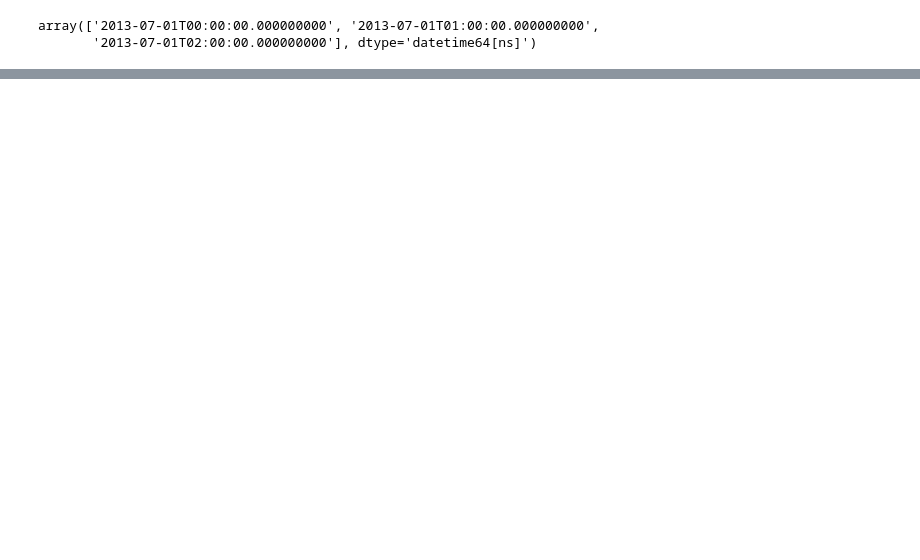
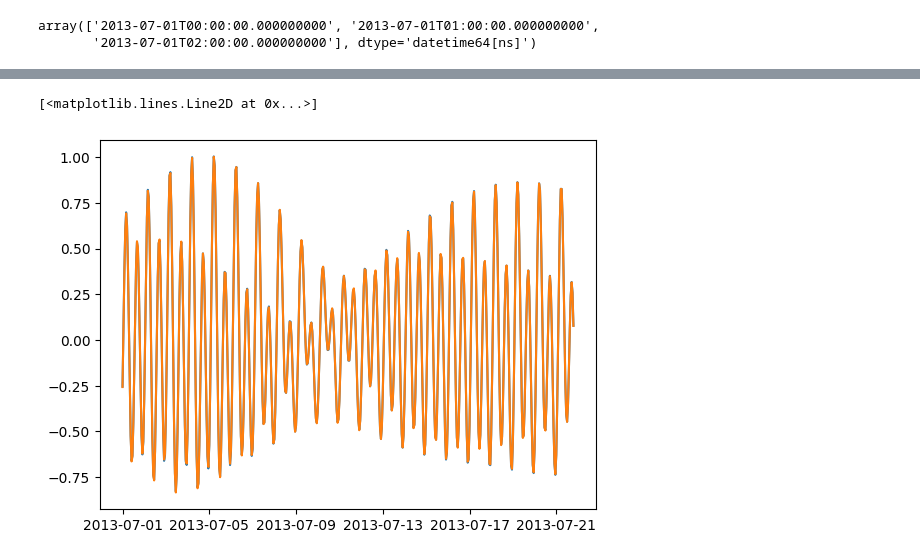
Before and after one commit to williamedge/iwatlas, a Jupyter notebook: sandpit/test_pyTMD_fits.ipynb, the cells around one changed output, grey strips where cells are left out. Cells and saved outputs as stored; diff of their text form; code cells hidden in the pictures; blank space fills up the shorter version.

```diff
--- a/sandpit/test_pyTMD_fits.ipynb
+++ b/sandpit/test_pyTMD_fits.ipynb
@@ -324,0 +263,8 @@ constituents_lower
+# %%
+iwatlas_nodal = predict_scalar(ts.to_datetime(), [soda_C], Aa_soda, Bb_soda, con_freqs, nodal=True, constituents=constituents_lower)
+# %%
+plt.plot(ts.to_datetime()[:px], iwatlas_pred[:px], label='IWATLAS')
+plt.plot(ts.to_datetime()[:px], iwatlas_nodal[:px], label='IWATLAS Nodal')
+# %% [output]
+[<matplotlib.lines.Line2D at 0x...>]
+[figure, added]
```
Also changed, not shown: parts of 46 cells of this notebook, 2 other files.
